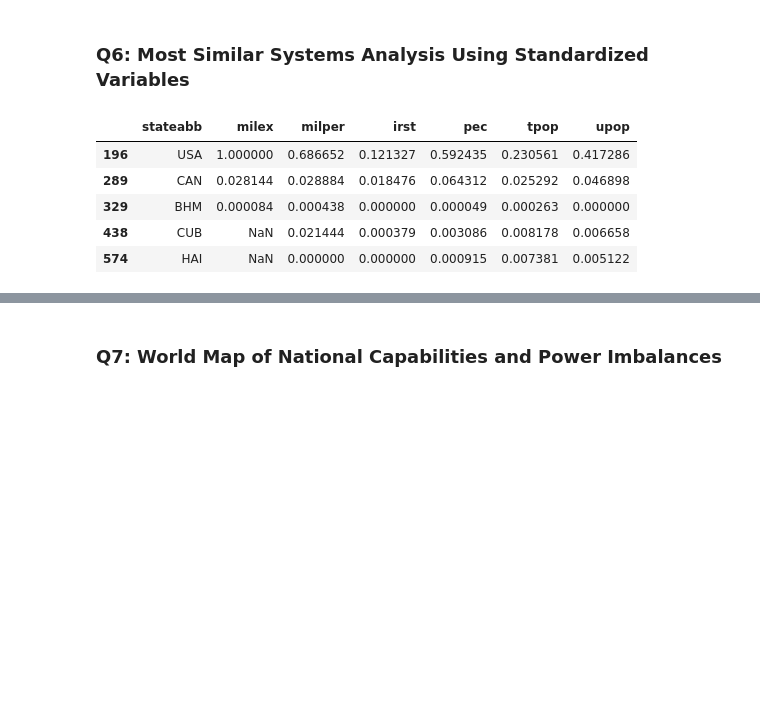
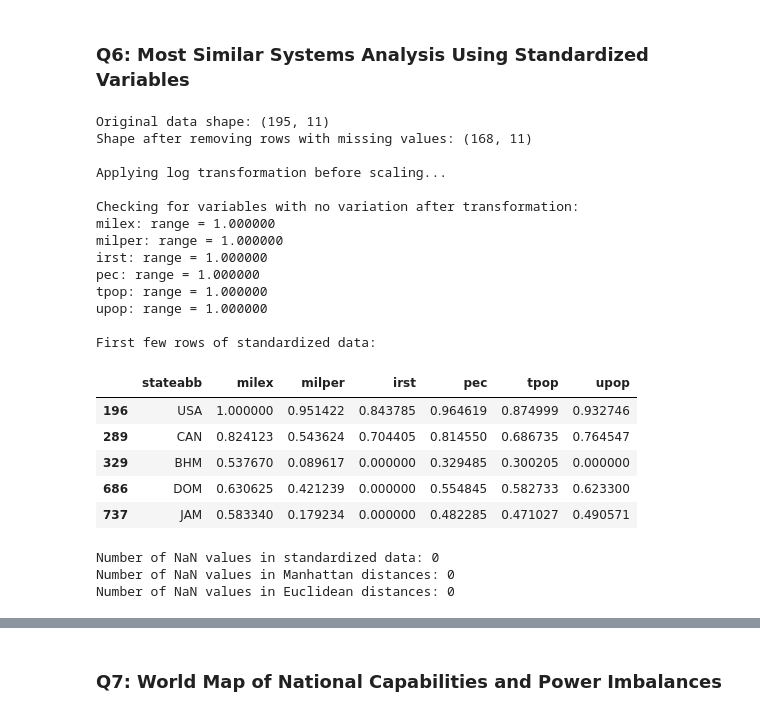
Before and after one commit to mbengue1/long-lab-1-240, a Jupyter notebook: correlates_of_war_analysis.ipynb, the cells around one changed output, grey strips where cells are left out. Cells and saved outputs as stored; diff of their text form; code cells hidden in the pictures; blank space fills up the shorter version.

```diff
--- a/correlates_of_war_analysis.ipynb
+++ b/correlates_of_war_analysis.ipynb
@@ -698,45 +813,87 @@ These correlation patterns highlight that national power, as measured by CINC, i
 # %% [markdown]
 ### Q6: Most Similar Systems Analysis Using Standardized Variables
 # %%
-# standardize the 6 raw variables using min-max scaling
+# standardize the 6 raw variables using min-max scaling with log transformation
 from sklearn.preprocessing import MinMaxScaler
+import numpy as np
 
 # select the 6 raw variables
 raw_vars = ['milex', 'milper', 'irst', 'pec', 'tpop', 'upop']
 
 # create a copy of the 2012 data for standardization
 data_2012_std = data_2012.copy()
 
+# handle missing values by removing rows with NaN values in any of the raw variables
+print(f"Original data shape: {data_2012_std.shape}")
+data_2012_std = data_2012_std.dropna(subset=raw_vars)
+print(f"Shape after removing rows with missing values: {data_2012_std.shape}")
+
+# Apply log transformation to handle skewed distributions and prevent zero distances
+print("\nApplying log transformation before scaling...")
+for var in raw_vars:
+    data_2012_std[var] = np.log1p(data_2012_std[var])
+
 # apply min-max scaling to standardize variables between 0 and 1
 scaler = MinMaxScaler()
 data_2012_std[raw_vars] = scaler.fit_transform(data_2012_std[raw_vars])
 
+# Check for any variables with all identical values
+print("\nChecking for variables with no variation after transformation:")
+for var in raw_vars:
+    var_range = data_2012_std[var].max() - data_2012_std[var].min()
+    print(f"{var}: range = {var_range:.6f}")
+
 # display the first few rows of standardized data
+print("\nFirst few rows of standardized data:")
 data_2012_std[['stateabb'] + raw_vars].head()
 # %% [output]
+Original data shape: (195, 11)
+Shape after removing rows with missing values: (168, 11)
+
+Applying log transformation before scaling...
+
+Checking for variables with no variation after transformation:
+milex: range = 1.000000
+milper: range = 1.000000
+irst: range = 1.000000
+pec: range = 1.000000
+tpop: range = 1.000000
+upop: range = 1.000000
+
+First few rows of standardized data:
 |  | stateabb | milex | milper | irst | pec | tpop | upop |
-| 196 | USA | 1.000000 | 0.686652 | 0.121327 | 0.592435 | 0.230561 | 0.417286 |
-| 289 | CAN | 0.028144 | 0.028884 | 0.018476 | 0.064312 | 0.025292 | 0.046898 |
-| 329 | BHM | 0.000084 | 0.000438 | 0.000000 | 0.000049 | 0.000263 | 0.000000 |
-| 438 | CUB | NaN | 0.021444 | 0.000379 | 0.003086 | 0.008178 | 0.006658 |
-| 574 | HAI | NaN | 0.000000 | 0.000000 | 0.000915 | 0.007381 | 0.005122 |
+| 196 | USA | 1.000000 | 0.951422 | 0.843785 | 0.964619 | 0.874999 | 0.932746 |
+| 289 | CAN | 0.824123 | 0.543624 | 0.704405 | 0.814550 | 0.686735 | 0.764547 |
+| 329 | BHM | 0.537670 | 0.089617 | 0.000000 | 0.329485 | 0.300205 | 0.000000 |
+| 686 | DOM | 0.630625 | 0.421239 | 0.000000 | 0.554845 | 0.582733 | 0.623300 |
+| 737 | JAM | 0.583340 | 0.179234 | 0.000000 | 0.482285 | 0.471027 | 0.490571 |
 # %%
-# calculate pairwise Manhattan and Euclidean distances
+# calculate pairwise manhattan and euclidean distances
 from scipy.spatial.distance import pdist, squareform
 
 # extract the standardized variables as a numpy array
 X = data_2012_std[raw_vars].values
+# test
+print(f"Number of NaN values in standardized data: {np.isnan(X).sum()}")
 
-# calculate Manhattan distances
+# calculate manhattan distances
 manhattan_dist = pdist(X, metric='cityblock')
 manhattan_matrix = squareform(manhattan_dist)
 
-# calculate Euclidean distances
+# calculate euclidan distances
 euclidean_dist = pdist(X, metric='euclidean')
 euclidean_matrix = squareform(euclidean_dist)
 
-# create DataFrames with country labels
+# create dar with country labels
 countries = data_2012_std['stateabb'].values
 manhattan_df = pd.DataFrame(manhattan_matrix, index=countries, columns=countries)
 euclidean_df = pd.DataFrame(euclidean_matrix, index=countries, columns=countries)
+
+# vertify no NaN values in distance matrices
+print(f"Number of NaN values in Manhattan distances: {np.isnan(manhattan_matrix).sum()}")
+print(f"Number of NaN values in Euclidean distances: {np.isnan(euclidean_matrix).sum()}")
+# %% [output]
+Number of NaN values in standardized data: 0
+Number of NaN values in Manhattan distances: 0
+Number of NaN values in Euclidean distances: 0
 # %%
```
Also changed, not shown: parts of 33 cells of this notebook.
